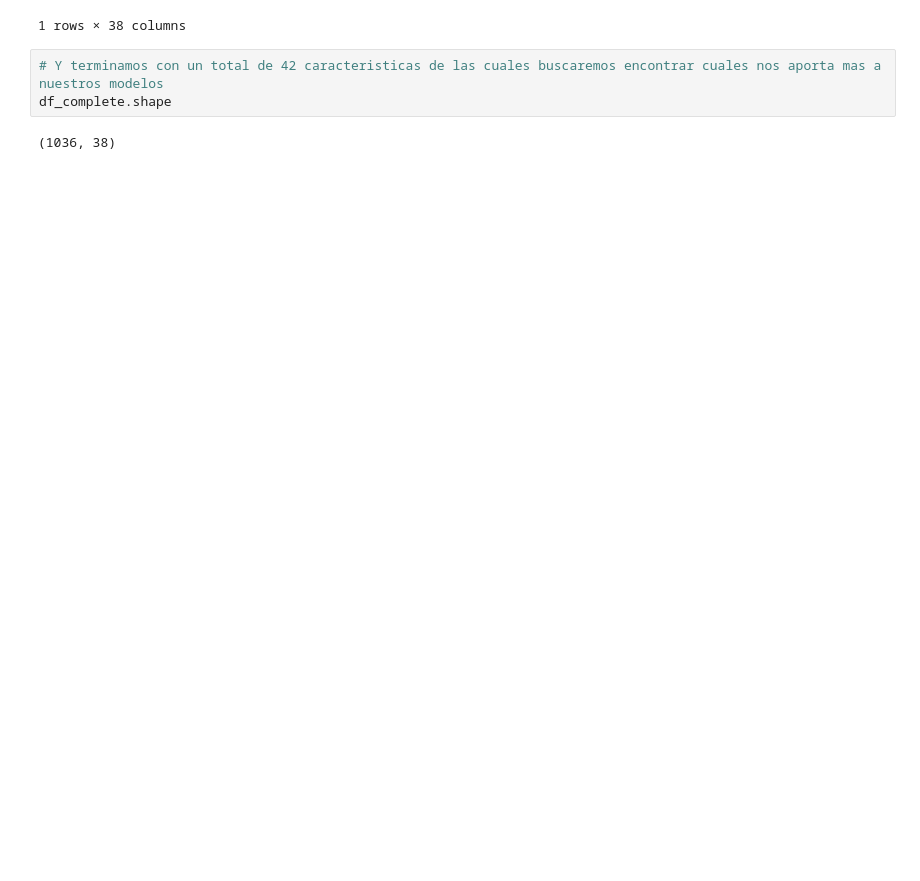
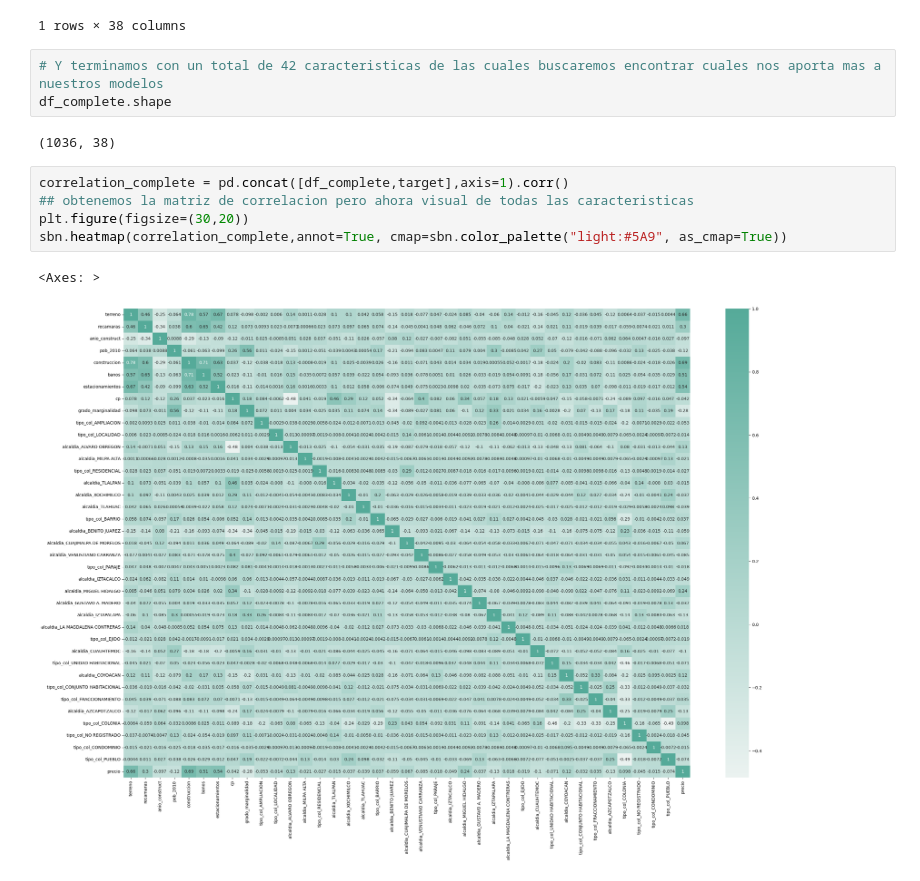
Before and after one commit to JuanMCarreonCh/diploFinalProject, a Jupyter notebook: RecoleccionDatos/AnalisisCaracteristicas.ipynb, the cells around one changed output. Drawn from its saved outputs; the diff is of its cells as text; blank space fills up the shorter version.

Commit message:
AnalsisCaracteristicas actualizacion

```diff
--- a/RecoleccionDatos/AnalisisCaracteristicas.ipynb
+++ b/RecoleccionDatos/AnalisisCaracteristicas.ipynb
@@ -339,3 +339,11 @@ df_complete.head(1)
 df_complete.shape
 # %% [output]
 (1036, 38)
+# %%
+correlation_complete = pd.concat([df_complete,target],axis=1).corr()
+## obtenemos la matriz de correlacion pero ahora visual de todas las caracteristicas
+plt.figure(figsize=(30,20))
+sbn.heatmap(correlation_complete,annot=True, cmap=sbn.color_palette("light:#5A9", as_cmap=True))
+# %% [output]
+<Axes: >
+[figure, added]
```
Also changed, not shown: parts of 16 cells of this notebook.
